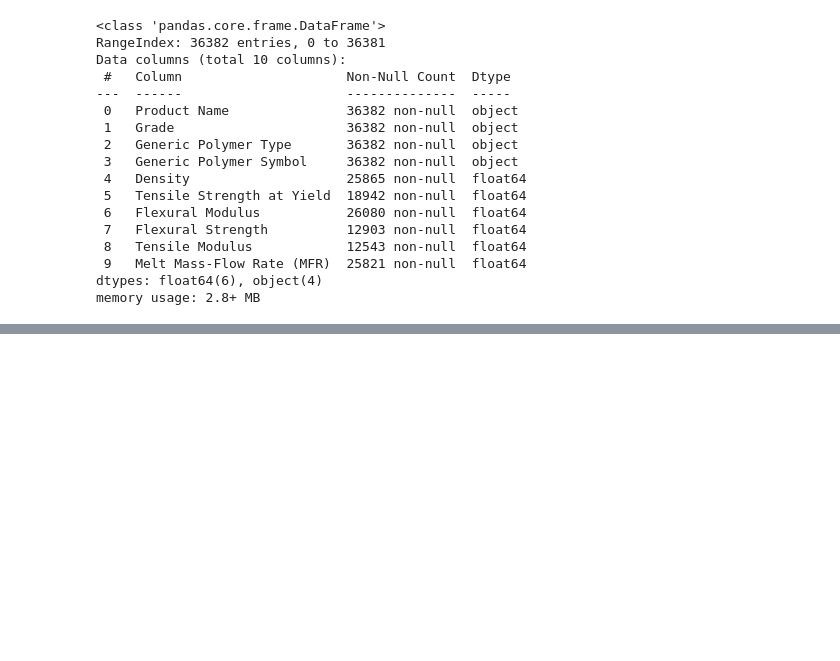
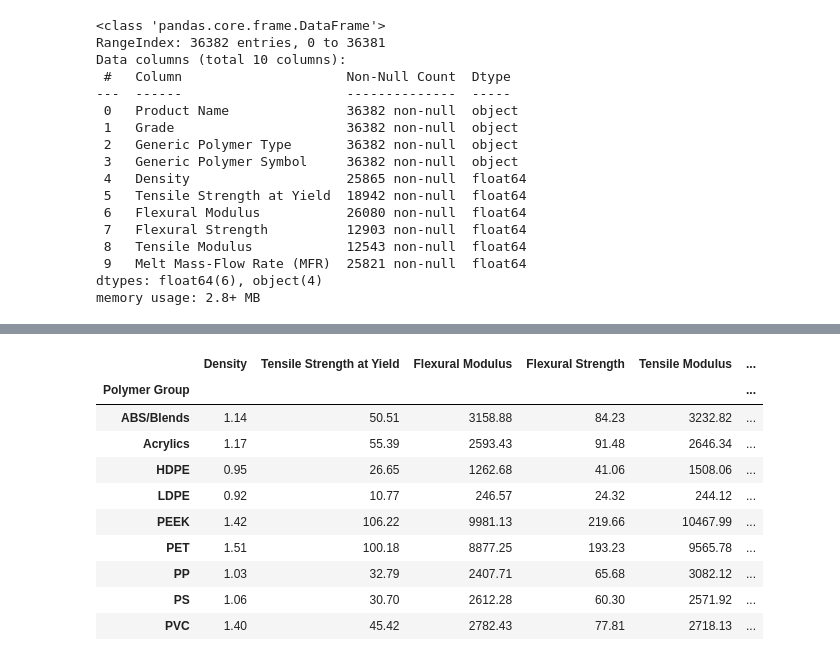
Before and after one commit to mike-keating-iv/ml-polymer-classification, a Jupyter notebook: polymers_classifier.ipynb, the cells around one changed output, grey strips where cells are left out. Drawn from its saved outputs; the diff is of its cells as text; code cells hidden in the pictures; blank space fills up the shorter version.

Commit message:
Experiment with imputation

```diff
--- a/polymers_classifier.ipynb
+++ b/polymers_classifier.ipynb
@@ -177,0 +338,57 @@ print(df_clean["Polymer Group"].value_counts())
+# %%
+# Final decision: Choose the best method for your dataset
+print("\n" + "="*80)
+print("RECOMMENDATION")
+print("="*80)
+
+print("""
+Based on the comparison above:
+
+1. NORMAL DISTRIBUTION IMPUTATION:
+   - Simpler and faster
+   - Good when data is approximately normal
+   - Preserves mean but may not preserve original variance exactly
+   - Better for smaller datasets
+
+2. KDE IMPUTATION:
+   - More flexible, no distribution assumptions
+   - Better preserves original data shape
+   - Can handle skewed or multi-modal distributions
+   - Requires more data per group (ideally 20+ samples)
+
+For your polymer classification:
+- Use NORMAL imputation for groups with < 20 samples
+- Use KDE imputation for well-represented groups (ABS/Blends, PP)
+- Both methods are better than simple mean imputation
+
+Next steps:
+1. Choose one method and apply to your full dataset
+2. Proceed with model training and evaluation
+3. Compare model performance with different imputation strategies
+""")
+
+# Apply the chosen method (let's use Normal for consistency)
+print("Applying normal distribution imputation to the dataset...")
+numeric_features = df.select_dtypes(include=[np.number]).columns
+for feature in numeric_features:
+    if feature != 'Polymer Group':  # Skip target variable
+        df = fill_from_normal_distribution(df, feature, 'Polymer Group')
+
+print("Imputation completed!")
+# %%
+
+df.dropna(inplace=True)
+
+df.groupby("Polymer Group").mean(numeric_only=True).round(2)
+# %% [output]
+|  | Density | Tensile Strength at Yield | Flexural Modulus | Flexural Strength | Tensile Modulus | ... |
+| Polymer Group |  |  |  |  |  | ... |
+| ABS/Blends | 1.14 | 50.51 | 3158.88 | 84.23 | 3232.82 | ... |
+| Acrylics | 1.17 | 55.39 | 2593.43 | 91.48 | 2646.34 | ... |
+| HDPE | 0.95 | 26.65 | 1262.68 | 41.06 | 1508.06 | ... |
+| LDPE | 0.92 | 10.77 | 246.57 | 24.32 | 244.12 | ... |
+| PEEK | 1.42 | 106.22 | 9981.13 | 219.66 | 10467.99 | ... |
+| PET | 1.51 | 100.18 | 8877.25 | 193.23 | 9565.78 | ... |
+| PP | 1.03 | 32.79 | 2407.71 | 65.68 | 3082.12 | ... |
+| PS | 1.06 | 30.70 | 2612.28 | 60.30 | 2571.92 | ... |
+| PVC | 1.40 | 45.42 | 2782.43 | 77.81 | 2718.13 | ... |
```
Also changed, not shown: parts of 8 cells of this notebook.
